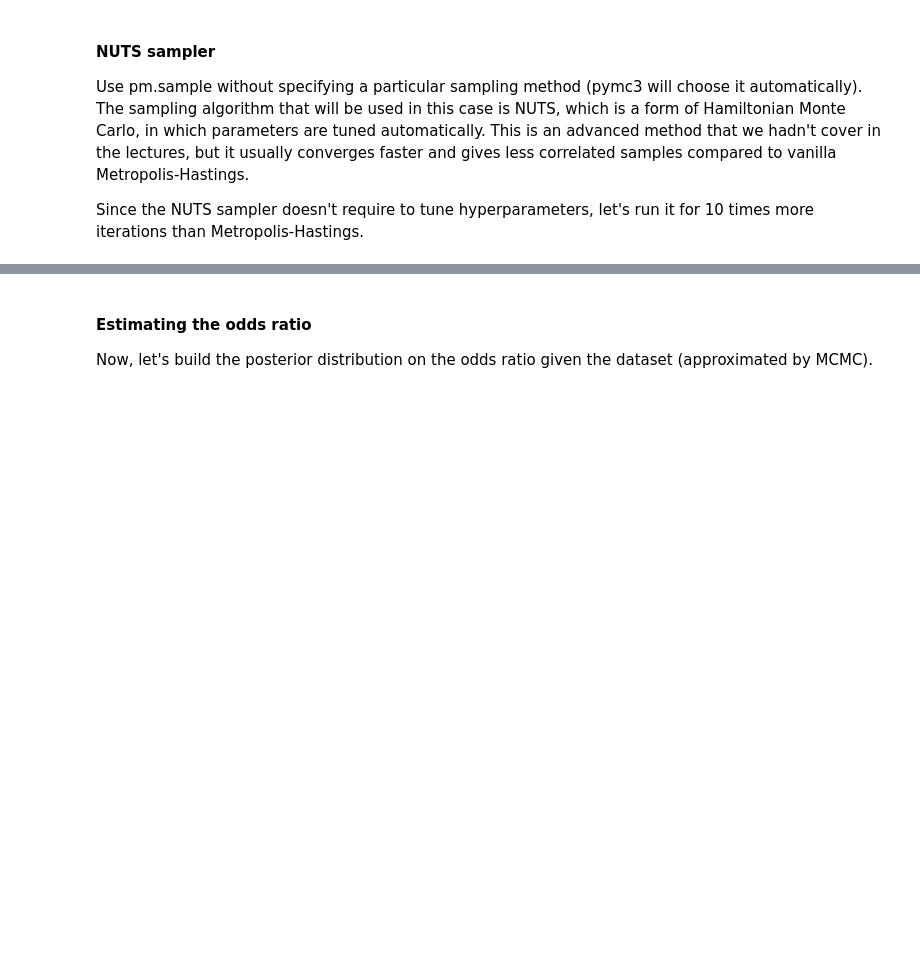
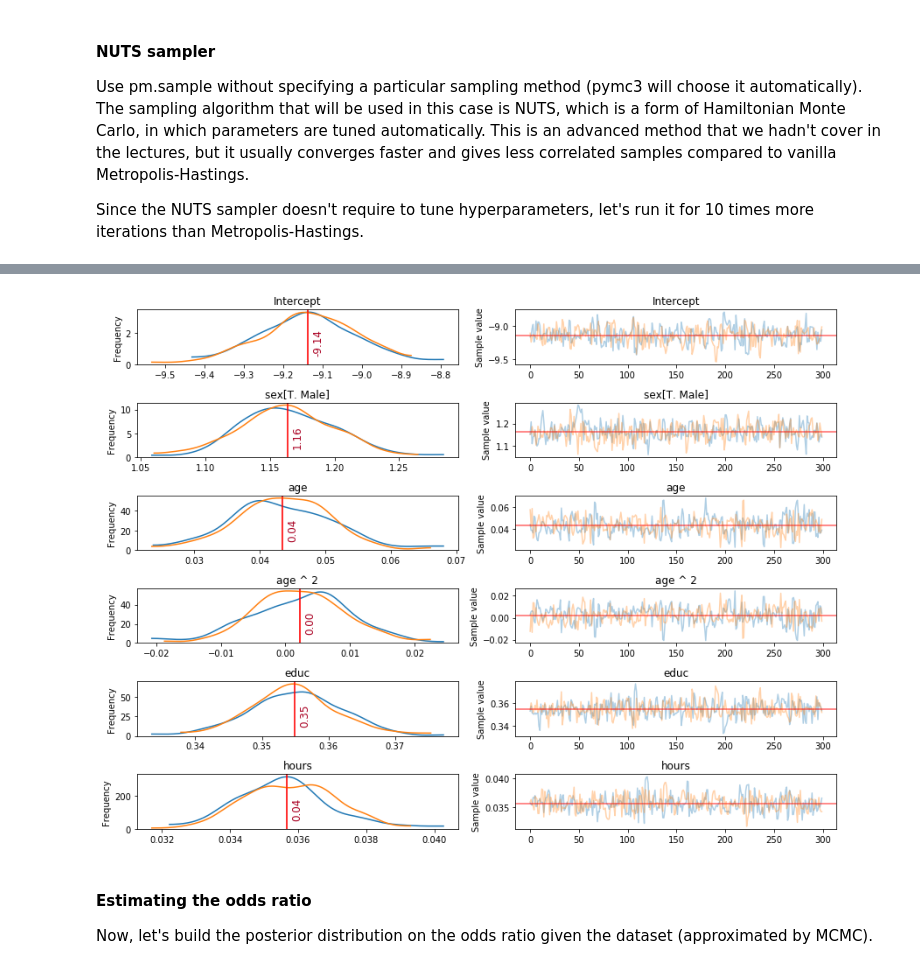
Before and after one commit to pmatthews91/BMMLExamples, a Jupyter notebook: Week4/Week4MCMC.ipynb, the cells around one changed output, grey strips where cells are left out. Drawn from its saved outputs; the diff is of its cells as text; code cells hidden in the pictures; blank space fills up the shorter version.

```diff
--- a/Week4/Week4MCMC.ipynb
+++ b/Week4/Week4MCMC.ipynb
@@ -308,5 +308,8 @@ with pm.Model() as logistic_model:
     # to estimate the statistics of the posterior distribution.
 
     #### YOUR CODE HERE ####
+    pm.glm.GLM.from_formula('income_more_50K ~ sex + age + age^2 + educ + hours', data, family = pm.glm.families.Binomial())
+    #map_estimate = pm.find_MAP()
 
+    trace = pm.sample(400, step = pm.Metropolis(S = 0.01*np.identity(5)), start = map_estimate, njobs = 1, tune = 200, chains = 2, discard_tuned_samples = False)
     ### END OF YOUR CODE ###
@@ -326,5 +342,7 @@ with pm.Model() as logistic_model:
     # Training can take a while, so relax and wait :)
 
     #### YOUR CODE HERE ####
+    pm.glm.GLM.from_formula('income_more_50K ~ sex + age + age^2 + educ + hours', data, family = pm.glm.families.Binomial())
 
+    trace = pm.sample(400, njobs = 1, tune = 200, chains = 2, discard_tuned_samples = False)
     ### END OF YOUR CODE ###
@@ -331,5 +357,7 @@ with pm.Model() as logistic_model:
 # %%
-plot_traces(trace)
+plot_traces(trace, burnin = 100)
+# %% [output]
+[figure, added]
 # %% [markdown]
 #### Estimating the odds ratio
 Now, let's build the posterior distribution on the odds ratio given the dataset (approximated by MCMC).
```
Also changed, not shown: parts of 10 cells of this notebook.
